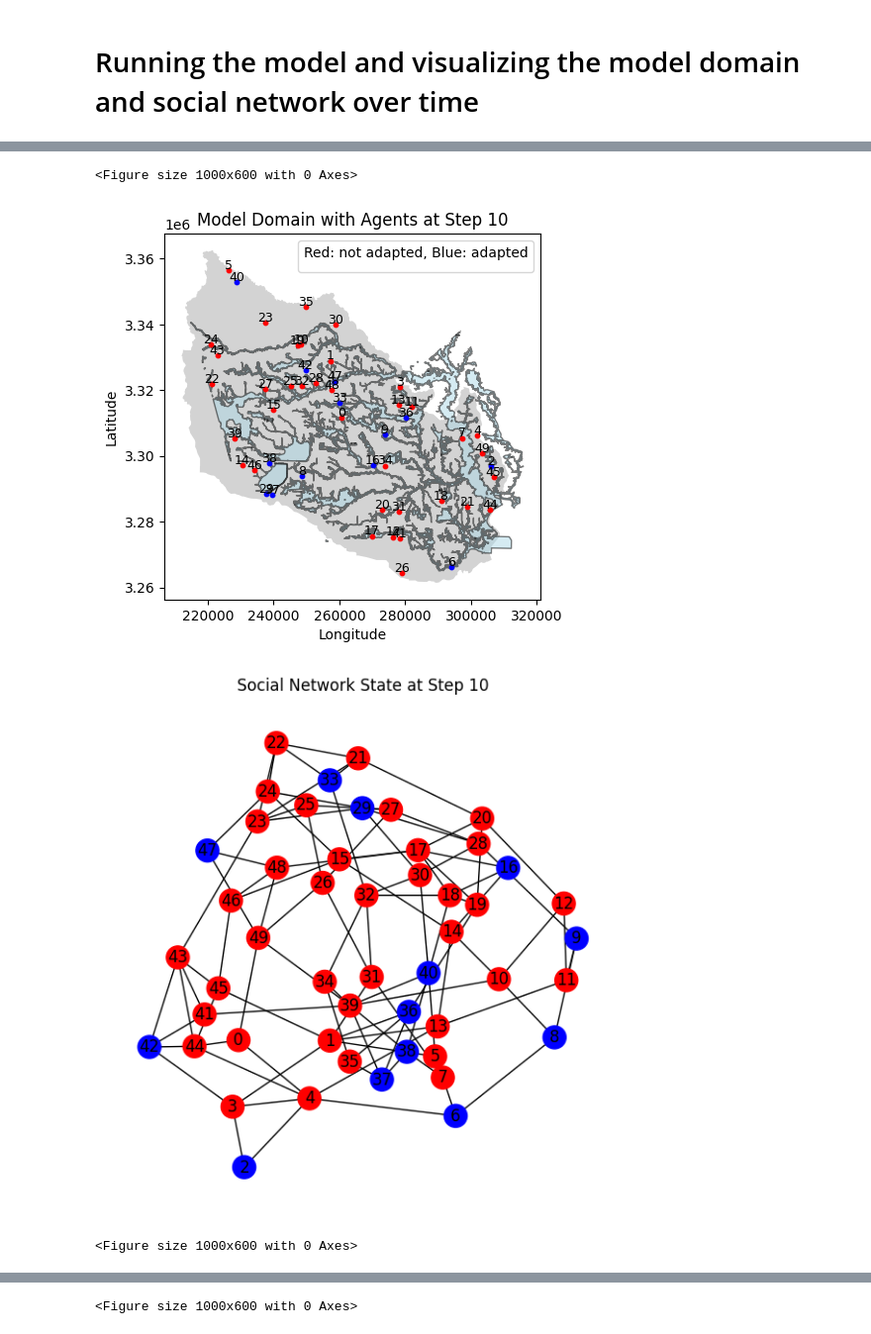
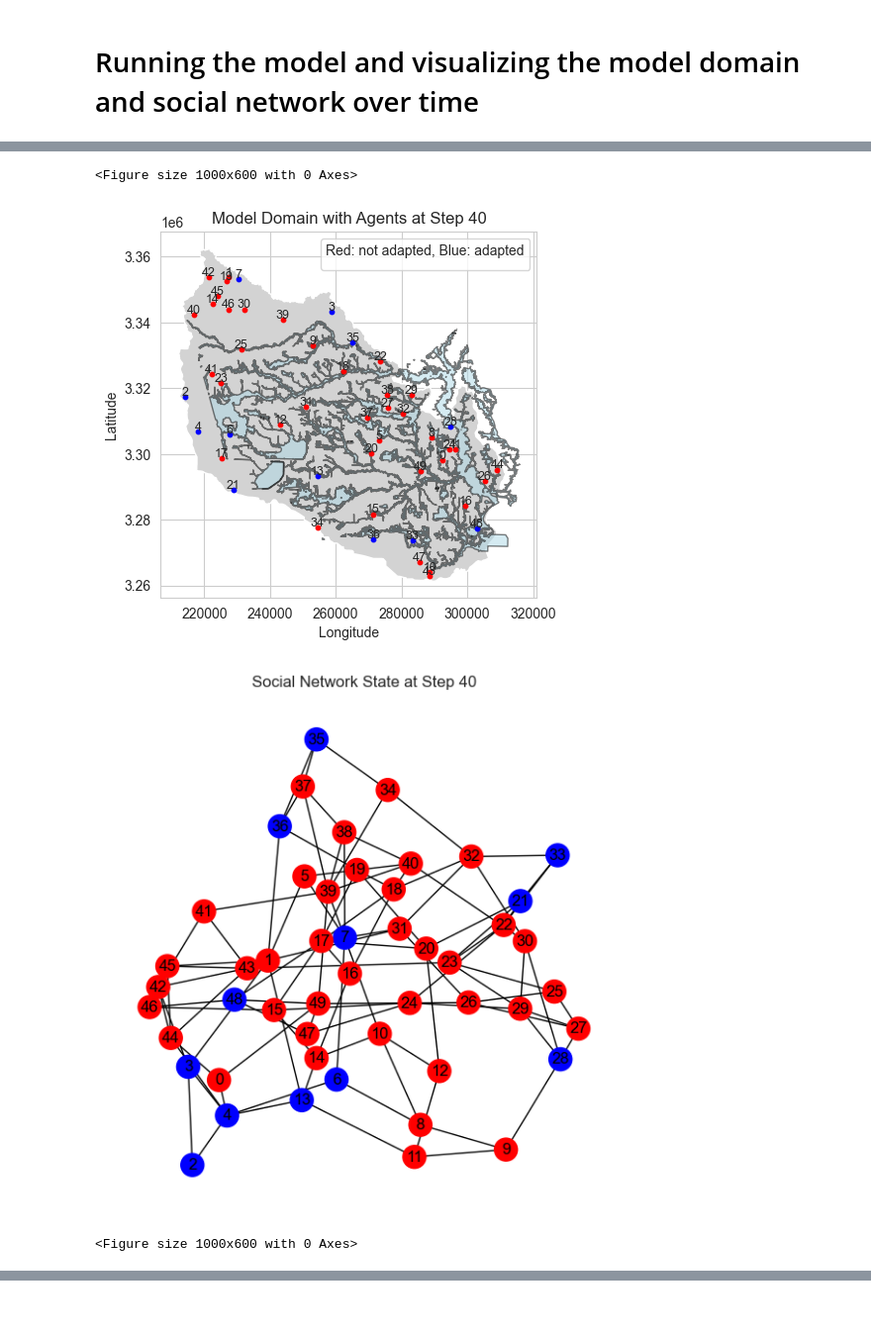
Before and after one commit to tewhol/ABM-group-06, a Jupyter notebook: model/demo.ipynb, the cells around one changed output, grey strips where cells are left out. Shown at 99% size. Cells and saved outputs as stored; diff of their text form; code cells hidden in the pictures; blank space fills up the shorter version.

Commit message:
first plotting
Signed-off-by: tewhol <tim.ew.hol@gmail.com>

```diff
--- a/model/demo.ipynb
+++ b/model/demo.ipynb
@@ -26,6 +26,7 @@ import random
 from model import AdaptationModel
 import matplotlib.pyplot as plt
 import networkx as nx
+import seaborn as sns
 
 # Input values for network dynamics
 network_type = 'watts_strogatz'  # The social network structure that is used
@@ -160,7 +161,7 @@ for step in range(80):
 
     # Every 5 steps, generate and display plots for both the spatial distribution and network.
     # Note the first step is step 0, so the plots will be generated at steps 4, 9, 14, and 19, which are the 5th, 10th, 15th, and 20th steps.
-    if (step + 1) % 10 == 0:
+    if (step + 1) % 40 == 0:
         # Plot for the spatial map showing agent locations and adaptation status.
         plt.figure(figsize=(10, 6))
         model.plot_model_domain_with_agents()
@@ -175,4 +176,4 @@ for step in range(80):
 <Figure size 1000x600 with 0 Axes>
-[figure, old version]
+[figure, new version]
-[figure, old version]
+[figure, new version]
 <Figure size 1000x600 with 0 Axes>
@@ -181 +181,0 @@ for step in range(80):
-<Figure size 1000x600 with 0 Axes>
```
Also changed, not shown: parts of 5 cells of this notebook, 1 other file.
